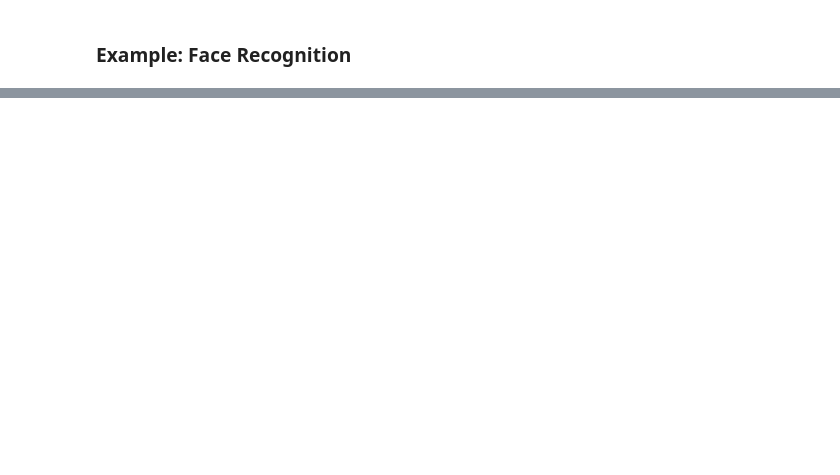
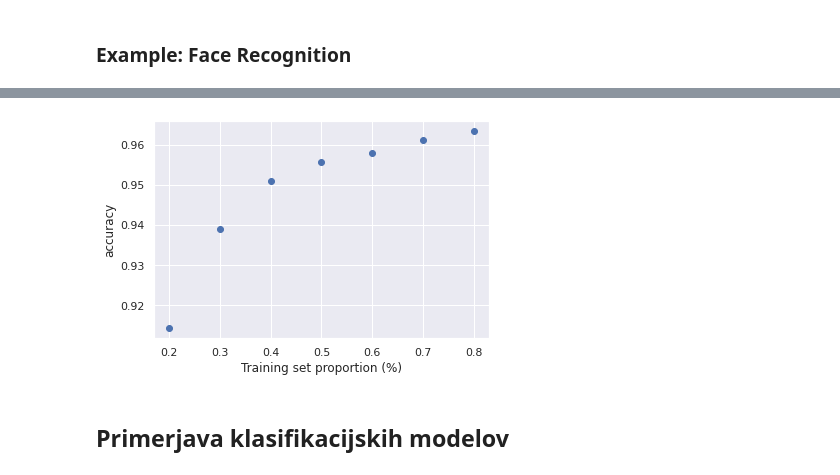
Before and after one commit to kovaxoid/python-analitika-2, a Jupyter notebook: 08_Strojno_ucenje_klasifikacija/08_Strojno_ucenje_klasifikacija_CLEAN.ipynb, the cells around one changed output, grey strips where cells are left out. Cells and saved outputs as stored; diff of their text form; code cells hidden in the pictures; blank space fills up the shorter version.

```diff
--- a/08_Strojno_ucenje_klasifikacija/08_Strojno_ucenje_klasifikacija_CLEAN.ipynb
+++ b/08_Strojno_ucenje_klasifikacija/08_Strojno_ucenje_klasifikacija_CLEAN.ipynb
@@ -475,0 +546,27 @@ plt.ylabel('predicted label');
+# %%
+train_proportion = [0.8, 0.7, 0.6, 0.5, 0.4, 0.3, 0.2]
+
+knn = KNeighborsClassifier(n_neighbors = 6)
+
+plt.figure()
+
+for s in train_proportion:
+    scores = []
+    for i in range(1,1000):
+        Xn_train, Xn_test, yn_train, yn_test = train_test_split(X, y, test_size = 1-s)
+
+        scaler = MinMaxScaler()
+        X_train_scaled = scaler.fit_transform(Xn_train)
+        X_test_scaled = scaler.transform(Xn_test)
+
+        knn.fit(X_train_scaled, yn_train)
+        scores.append(knn.score(X_test_scaled, yn_test))
+    plt.plot(s, np.mean(scores), 'bo')
+
+plt.xlabel('Training set proportion (%)')
+plt.ylabel('accuracy')
+plt.show()
+# %% [output]
+[figure, added]
+# %% [markdown]
+## Primerjava klasifikacijskih modelov
```
Also changed, not shown: parts of 103 cells of this notebook, 7 other files.
